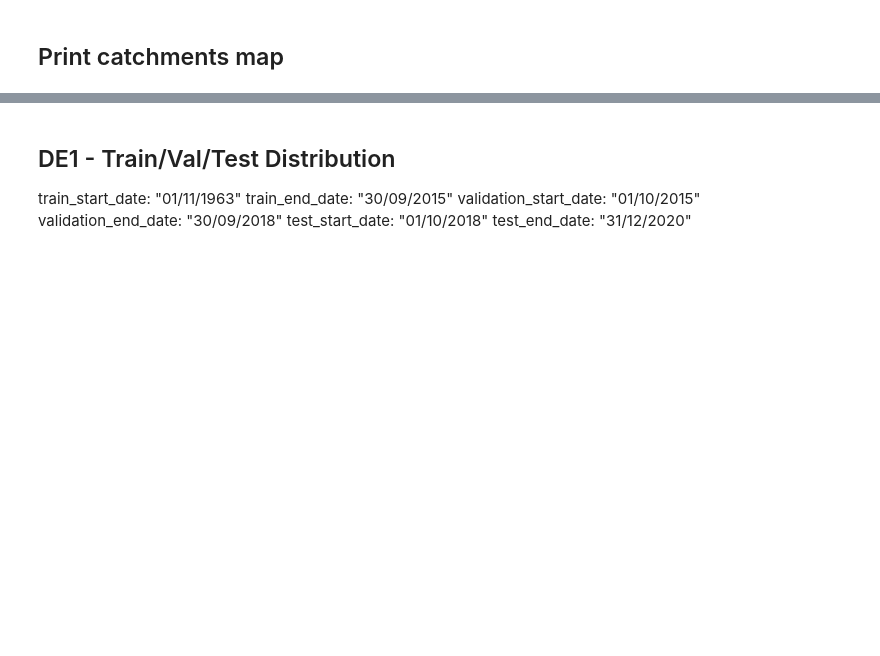
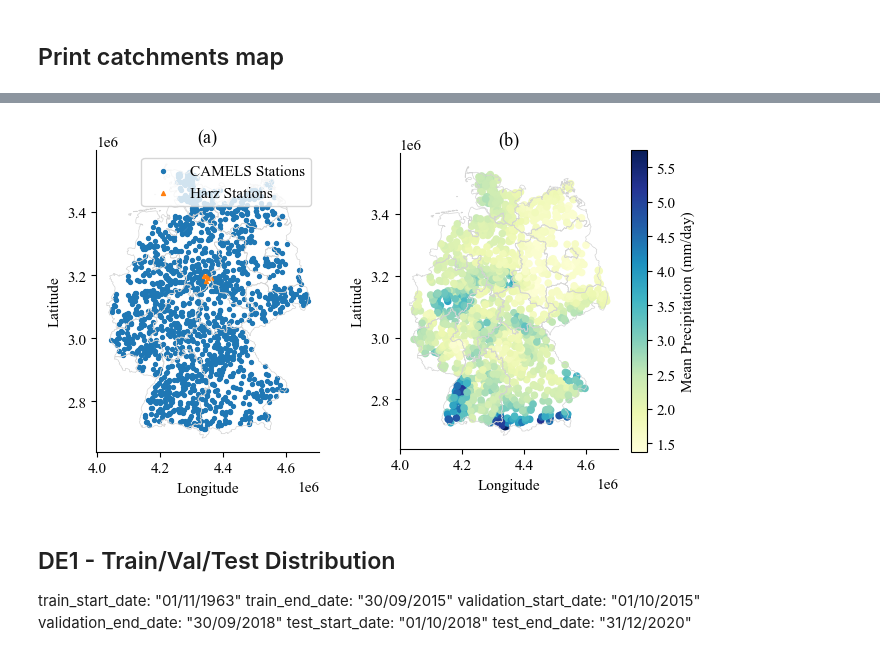
Before and after one commit to gjohnen1/neuralhydrology, a Jupyter notebook: camels_harz/inspect_catchments_harz.ipynb, the cells around one changed output, grey strips where cells are left out. Drawn from its saved outputs; the diff is of its cells as text; code cells hidden in the pictures; blank space fills up the shorter version.

Commit message:
Add catchment map

```diff
--- a/camels_harz/inspect_catchments_harz.ipynb
+++ b/camels_harz/inspect_catchments_harz.ipynb
@@ -123,4 +123,4 @@ gdf_combined = gpd.GeoDataFrame(pd.concat([gdf_camels, gdf_harz_cleaned], ignore
 # %%
 # read climate data stored under:
 # data/camels_de/CAMELS_DE_climatic_attributes.csv
-df_climate = pd.read_csv(data_dir / 'CAMELS_DE_climatic_attributes.csv', index_col=0)
+df_climate = pd.read_csv(data_dir / 'CAMELS_DE_climatic_attributes.csv')
@@ -161,3 +127,64 @@ plt.show()
+# %%
+import geopandas as gpd
+import pandas as pd
+import matplotlib.pyplot as plt
+
+# Load your data (adjust paths as needed)
+camels_stations_path = data_dir / 'CAMELS_DE_catchment_boundaries/gauging_stations/CAMELS_DE_gauging_stations.shp'
+harz_stations_path = data_dir / 'CAMELS_DE_catchment_boundaries/gauging_stations/HARZ_gauging_stations.shp'
+states_path = data_dir / 'CAMELS_DE_catchment_boundaries/state_boundaries/de.shp'
+
+# Read GeoDataFrames
+gdf_camels = gpd.read_file(camels_stations_path)
+gdf_harz = gpd.read_file(harz_stations_path)
+gdf_states = gpd.read_file(states_path)
+
+# Ensure consistent CRS
+gdf_harz = gdf_harz.to_crs(gdf_camels.crs)
+gdf_states = gdf_states.to_crs(gdf_camels.crs)
+
+# Combine CAMELS and Harz stations
+gdf_combined = pd.concat([gdf_camels, gdf_harz], ignore_index=True)
+
+# Assuming df_climate is available with 'gauge_id' and 'p_mean'
+# Ensure 'gauge_id' is of the same type in both DataFrames
+df_climate['gauge_id'] = df_climate['gauge_id'].astype(str)
+gdf_combined['gauge_id'] = gdf_combined['gauge_id'].astype(str)
+
+# Reset the index without adding it as a new column
+df_climate = df_climate.reset_index(drop=True)
+
+# Merge combined GeoDataFrame with climate data
+gdf_combined_with_climate = gdf_combined.merge(df_climate[['gauge_id', 'p_mean']], on='gauge_id', how='left')
+
+# Create a figure with two subplots
+fig, axes = plt.subplots(1, 2, figsize=(7, 4))
+
+# Plot 1: Harz and CAMELS stations
+gdf_states.boundary.plot(ax=axes[0], color='lightgrey', linewidth=0.5)
+gdf_camels.plot(ax=axes[0], marker='o', markersize=8, label='CAMELS Stations')
+gdf_harz.plot(ax=axes[0], marker='^', markersize=8
+              , label='Harz Stations')
+axes[0].set_xlabel('Longitude')
+axes[0].set_ylabel('Latitude')
+axes[0].legend()
+axes[0].set_title('(a)')
+
+# Plot 2: Stations with mean precipitation
+gdf_states.boundary.plot(ax=axes[1], color='lightgrey', linewidth=0.5)
+gdf_combined_with_climate.plot(column='p_mean', cmap='YlGnBu', legend=True,
+                               ax=axes[1], markersize=20,
+                               legend_kwds={'label': "Mean Precipitation (mm/day)",
+                                            'orientation': "vertical"})
+axes[1].set_xlabel('Longitude')
+axes[1].set_ylabel('Latitude')
+axes[1].set_title('(b)')
+
+plt.tight_layout()
+# plt.savefig('stations_and_precipitation_subplot.png', dpi=300)
+plt.show()
+# %% [output]
+[figure, added]
 # %% [markdown]
 ## DE1 - Train/Val/Test Distribution
 train_start_date: "01/11/1963"
```
Also changed, not shown: parts of 6 cells of this notebook.
